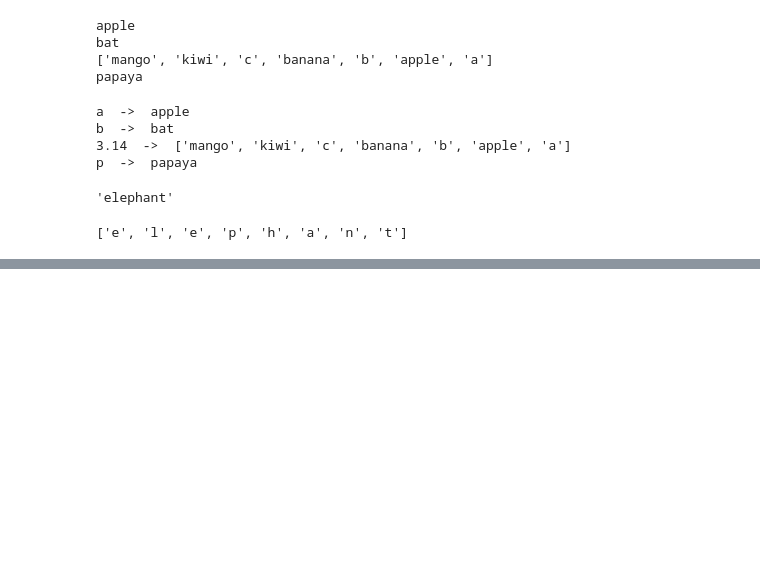
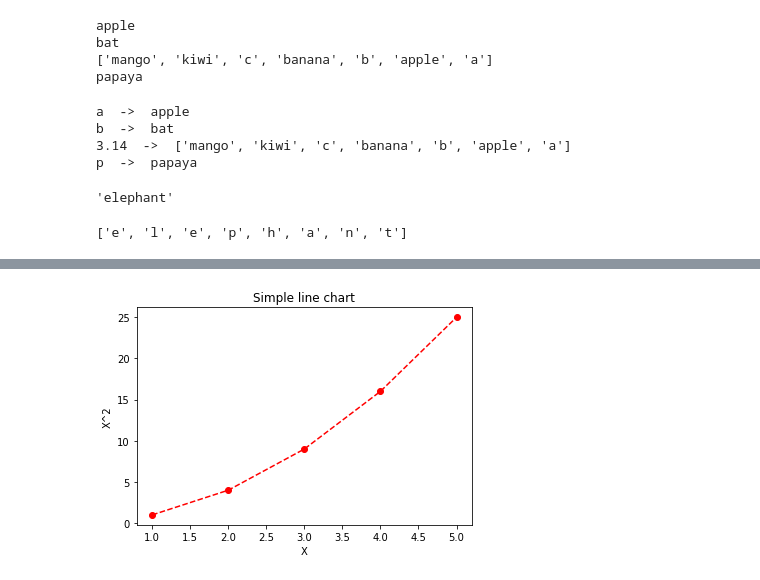
Before and after one commit to sharmasaravanan/Machine_learning, a Jupyter notebook: MSME-ML_deployment-2021.ipynb, the cells around one changed output, grey strips where cells are left out. Saved outputs shown, nothing was run; the diff lists cells and outputs as text; code cells hidden in the pictures; blank space fills up the shorter version.

```diff
--- a/MSME-ML_deployment-2021.ipynb
+++ b/MSME-ML_deployment-2021.ipynb
@@ -1059,0 +1099,9 @@ data
+# %%
+# 1 figure 1 plot 1 graph
+plt.plot(x,y,color='red',marker='o',ls='--')
+plt.xlabel("X")
+plt.ylabel("X^2")
+plt.title("Simple line chart")
+plt.show()
+# %% [output]
+[figure, added]
```
Also changed, not shown: parts of 195 cells of this notebook.
